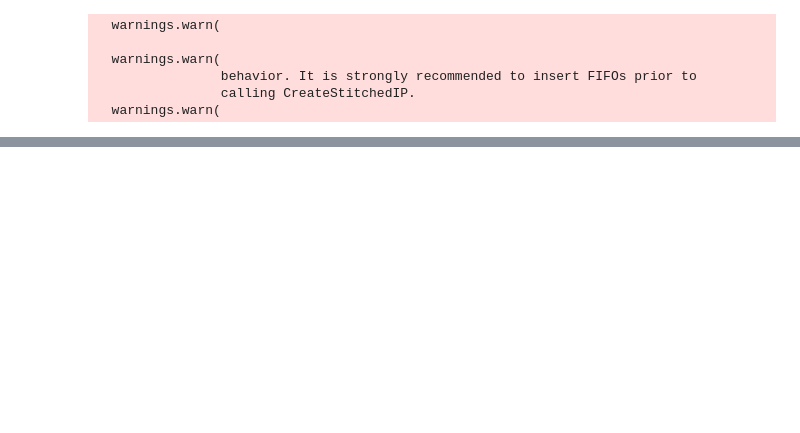
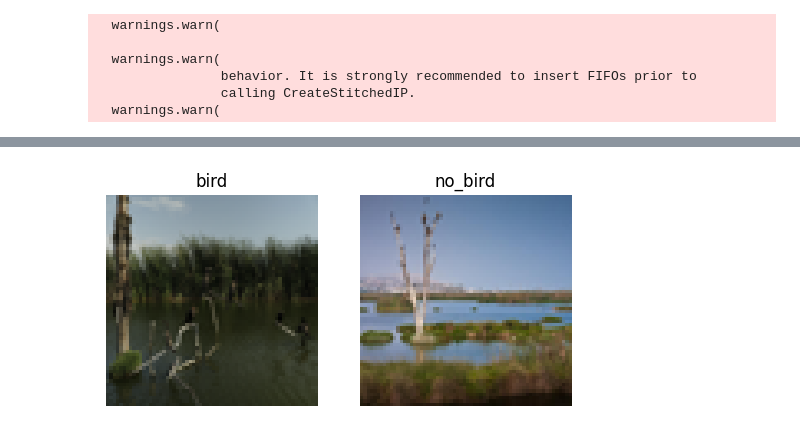
Before and after one commit to ParasyteGS/FINN_Tesis, a Jupyter notebook: Finn_hardware.ipynb, the cells around one changed output, grey strips where cells are left out. Saved outputs shown, nothing was run; the diff lists cells and outputs as text; code cells hidden in the pictures; blank space fills up the shorter version.

```diff
--- a/Finn_hardware.ipynb
+++ b/Finn_hardware.ipynb
@@ -401,0 +461,38 @@ value: "zynq-iodma"
+# %%
+import os
+from PIL import Image
+import matplotlib.pyplot as plt
+import numpy as np
+
+# ruta a tu dataset
+dataset_dir = "Images_test"
+classes = ["bird", "no_bird"]
+
+plt.figure(figsize=(6, 3))
+
+for i, cls in enumerate(classes):
+    cls_dir = os.path.join(dataset_dir, cls)
+
+    # tomar la primera imagen de la clase
+    img_name = next(fname for fname in os.listdir(cls_dir) if fname.endswith((".png", ".jpg")))
+    img_path = os.path.join(cls_dir, img_name)
+
+    # abrir imagen y convertir a RGB
+    img = Image.open(img_path).convert("RGB")
+
+    # cambiar tamaño a 32x32
+    img = img.resize((64, 64))
+
+    # convertir a numpy array y reorganizar ejes para HWC
+    x = np.array(img)
+    x = x.transpose(2, 0, 1).transpose(1, 2, 0)  # formato HWC
+
+    # mostrar imagen
+    plt.subplot(1, 2, i+1)
+    plt.imshow(x)
+    plt.title(cls)
+    plt.axis("off")
+
+plt.show()
+# %% [output]
+[figure, added]
```
Also changed, not shown: parts of 27 cells of this notebook, 29 other files.
